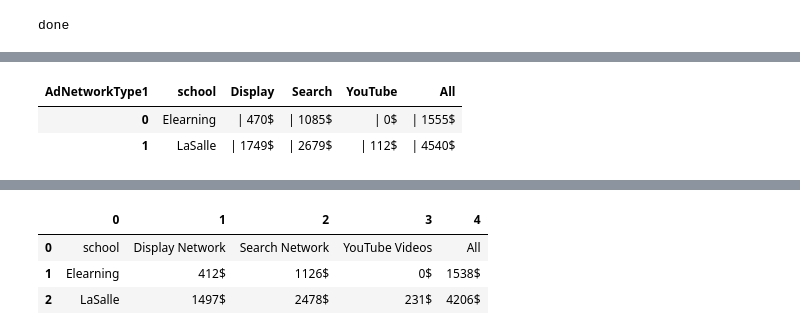
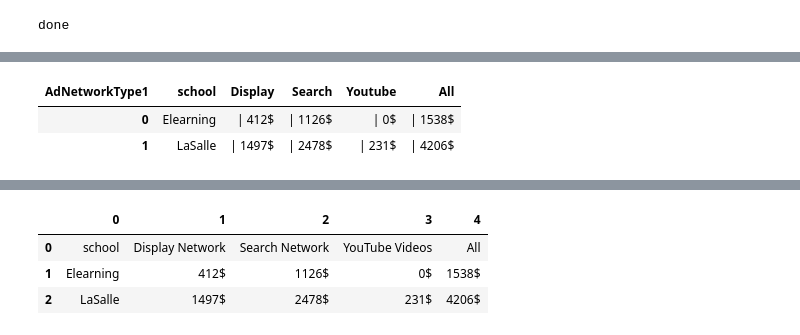
Before and after one commit to BjMrq/Jupyter-Notebooks, a Jupyter notebook: Google ads data cleaning.ipynb, the cells around one changed output, grey strips where cells are left out. Saved outputs shown, nothing was run; the diff lists cells and outputs as text; code cells hidden in the pictures.

```diff
--- a/Google ads data cleaning.ipynb
+++ b/Google ads data cleaning.ipynb
@@ -97,37 +97,37 @@ df
 # Make sure Cost is the right data type
 df.Cost = df.Cost.astype(int)
 
 # Format networks
-df['AdNetworkType1'] = df['AdNetworkType1'].str.replace("Display Network", "Display").str.replace("Search Network", "Search").str.replace("YouTube Search", "YouTube").str.replace("YouTube Videos", "YouTube")
+df['AdNetworkType1'] = df['AdNetworkType1'].str.replace("Display Network", "Display").str.replace("Search Network", "Search").str.replace("Youtube Search", "YouTube").str.replace("YouTube Videos", "YouTube")
 
 # Create a pivo table depending of network type per school
 pivot = pd.pivot_table(
             df, values='Cost', index=['school'], columns=['AdNetworkType1'],
             aggfunc=np.sum, fill_value=0, margins=True).reset_index()
 
 # Create network array to loop throught
 networks = df["AdNetworkType1"].unique()
 
 # Format
 for i in networks:
     pivot[i] = '| ' + pivot[i].astype(str) + "$"
 
 pivot['All'] =  '| ' + pivot['All'].astype(str) + "$"
 
 pivot = pivot[pivot.school != 'All']
 
 # Drop columns containing no data
 pivot = pivot.loc[:, (pivot != '| 0$').any(axis=0)]
 
 # Save in new file
 pivot.to_csv(path + "\\" + campus_name + '_google_spent_per_network.csv',
              header=True, index=False, index_label=False)
 
 pivot
 # %% [output]
-| AdNetworkType1 | school | Display | Search | YouTube | All |
-| 0 | Elearning | | 470$ | | 1085$ | | 0$ | | 1555$ |
-| 1 | LaSalle | | 1749$ | | 2679$ | | 112$ | | 4540$ |
+| AdNetworkType1 | school | Display | Search | Youtube | All |
+| 0 | Elearning | | 412$ | | 1126$ | | 0$ | | 1538$ |
+| 1 | LaSalle | | 1497$ | | 2478$ | | 231$ | | 4206$ |
 # %%
 df = pd.read_csv(path + "\\" + campus_name + '_google_ads_data_cleaned.csv')
 df
```
Also changed, not shown: parts of 5 cells of this notebook, 3 other files.
